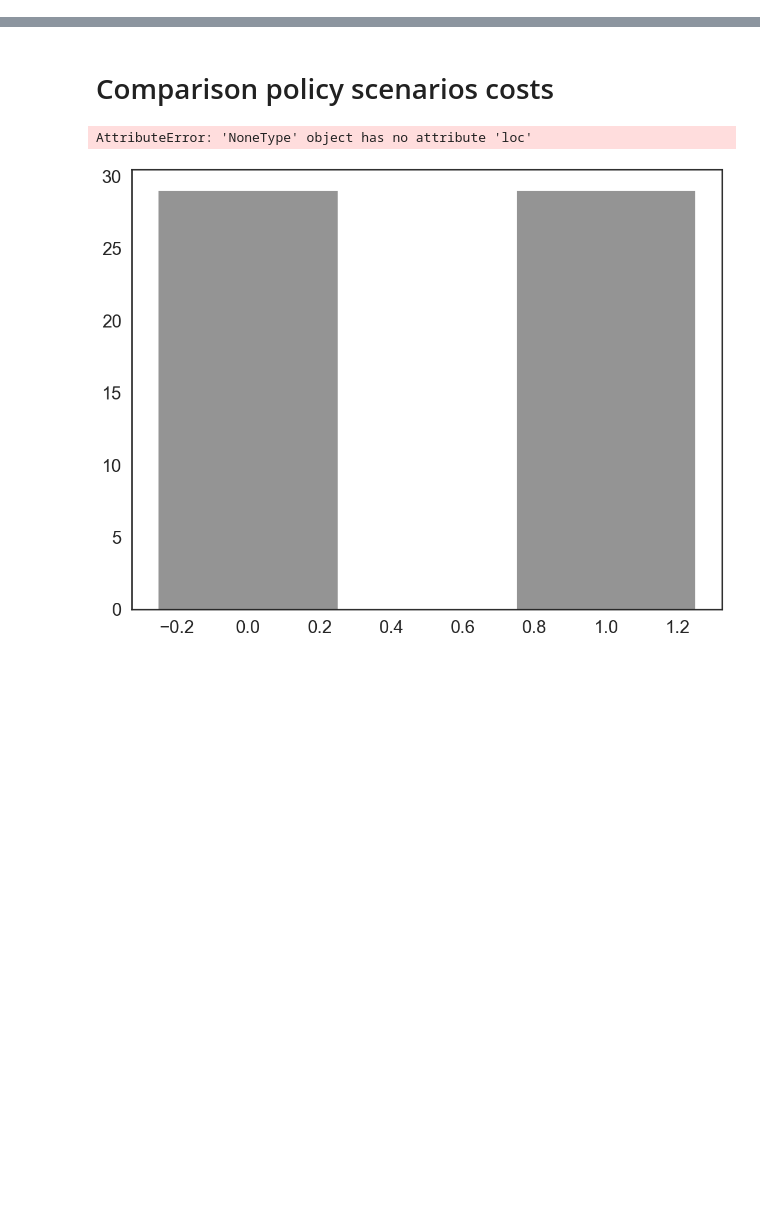
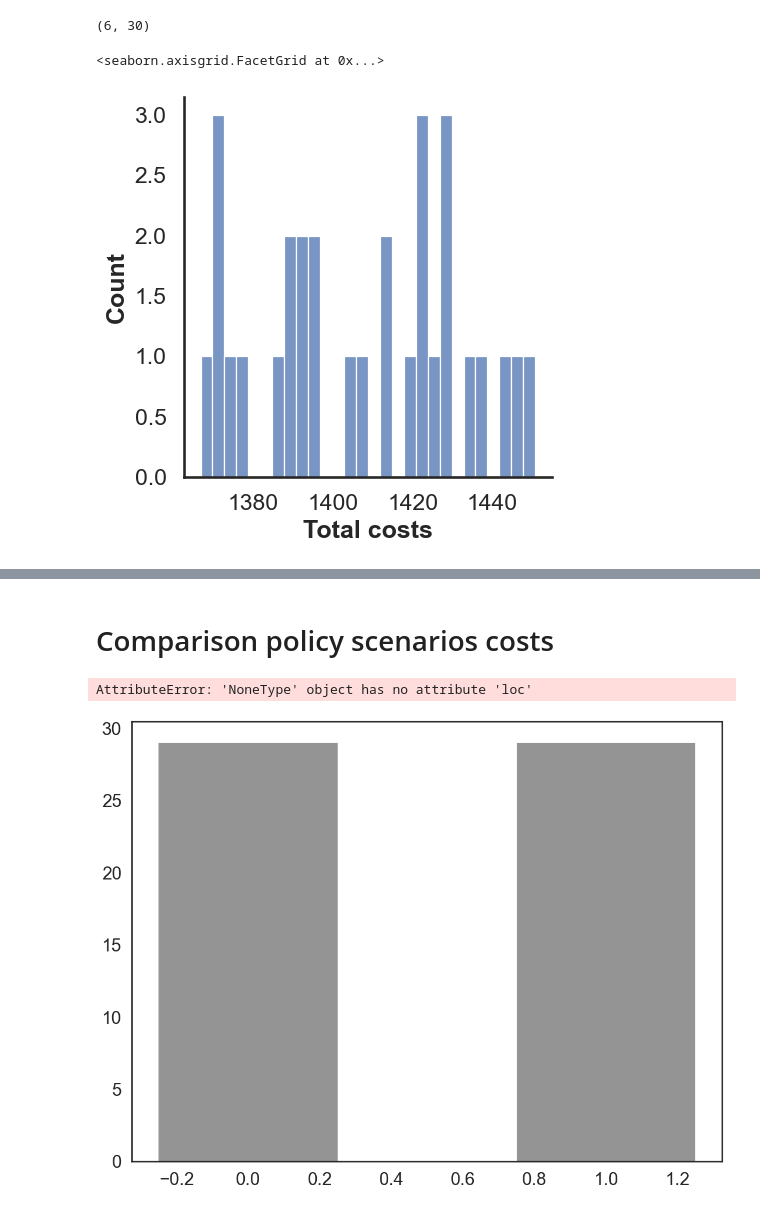
Before and after one commit to CIRED/EOLES-Coupling, a Jupyter notebook: analysis_xps_ban.ipynb, the cells around one changed output, grey strips where cells are left out. Cells and saved outputs as stored; diff of their text form; code cells hidden in the pictures; blank space fills up the shorter version.

```diff
--- a/analysis_xps_ban.ipynb
+++ b/analysis_xps_ban.ipynb
@@ -13,0 +37,9 @@ from project.write_output import plot_compare_scenarios
+# %%
+dict_output = {}
+# list all files in a folder with path folderpath
+folderpath = Path('eoles') / Path('outputs') / Path('20240220')
+for path in folderpath.iterdir():
+    if path.is_dir():
+        dict_output[path.name.split('_')[1]] = path
+
+total_system_costs = get_total_system_costs(dict_output)
@@ -13,0 +57,9 @@ from project.write_output import plot_compare_scenarios
+# %%
+total_system_costs.shape
+# %% [output]
+(6, 30)
+# %%
+sns.displot(total_system_costs.T, x="Total costs", binwidth=3)
+# %% [output]
+<seaborn.axisgrid.FacetGrid at 0x...>
+[figure, added]
```
Also changed, not shown: parts of 7 cells of this notebook, 29 other files.
